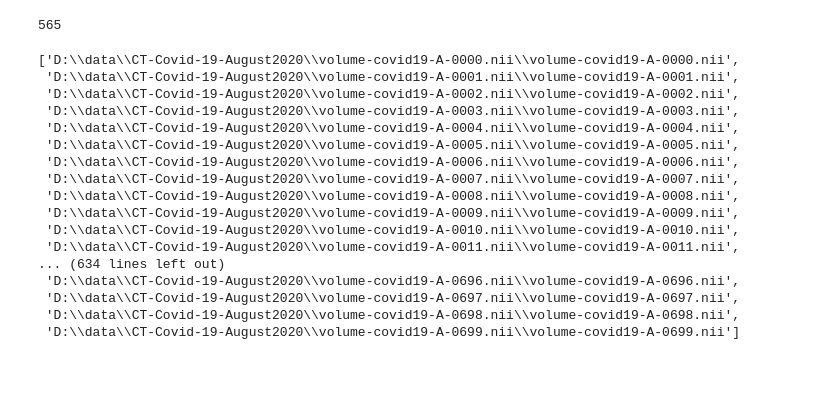
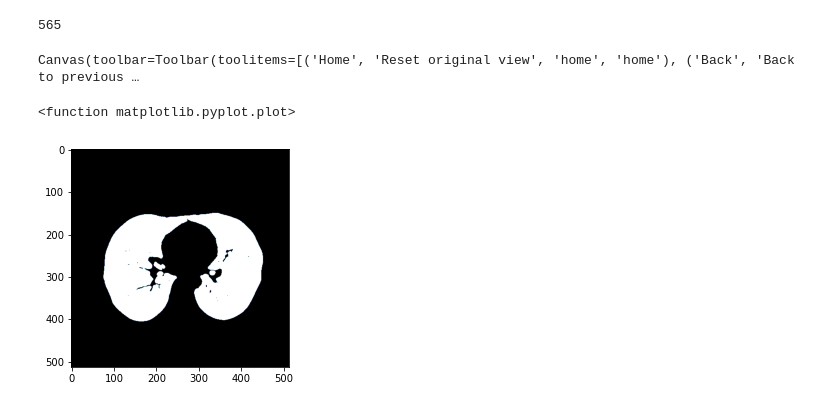
Before and after one commit to danielnflam/DRR, a Jupyter notebook: script_CT2DRR.ipynb, the cells around one changed output. Saved outputs shown, nothing was run; the diff lists cells and outputs as text; code cells hidden in the pictures; blank space fills up the shorter version.

```diff
--- a/script_CT2DRR.ipynb
+++ b/script_CT2DRR.ipynb
@@ -214,23 +223,10 @@ for a_filepath in path_to_file:
 codes.index("0612")
 # %% [output]
 565
-# %%
-path_to_file
-# %% [output]
-['D:\\data\\CT-Covid-19-August2020\\volume-covid19-A-0000.nii\\volume-covid19-A-0000.nii',
- 'D:\\data\\CT-Covid-19-August2020\\volume-covid19-A-0001.nii\\volume-covid19-A-0001.nii',
- 'D:\\data\\CT-Covid-19-August2020\\volume-covid19-A-0002.nii\\volume-covid19-A-0002.nii',
- 'D:\\data\\CT-Covid-19-August2020\\volume-covid19-A-0003.nii\\volume-covid19-A-0003.nii',
- 'D:\\data\\CT-Covid-19-August2020\\volume-covid19-A-0004.nii\\volume-covid19-A-0004.nii',
- 'D:\\data\\CT-Covid-19-August2020\\volume-covid19-A-0005.nii\\volume-covid19-A-0005.nii',
- 'D:\\data\\CT-Covid-19-August2020\\volume-covid19-A-0006.nii\\volume-covid19-A-0006.nii',
- 'D:\\data\\CT-Covid-19-August2020\\volume-covid19-A-0007.nii\\volume-covid19-A-0007.nii',
- 'D:\\data\\CT-Covid-19-August2020\\volume-covid19-A-0008.nii\\volume-covid19-A-0008.nii',
- 'D:\\data\\CT-Covid-19-August2020\\volume-covid19-A-0009.nii\\volume-covid19-A-0009.nii',
- 'D:\\data\\CT-Covid-19-August2020\\volume-covid19-A-0010.nii\\volume-covid19-A-0010.nii',
- 'D:\\data\\CT-Covid-19-August2020\\volume-covid19-A-0011.nii\\volume-covid19-A-0011.nii',
-... (634 lines left out)
- 'D:\\data\\CT-Covid-19-August2020\\volume-covid19-A-0696.nii\\volume-covid19-A-0696.nii',
- 'D:\\data\\CT-Covid-19-August2020\\volume-covid19-A-0697.nii\\volume-covid19-A-0697.nii',
- 'D:\\data\\CT-Covid-19-August2020\\volume-covid19-A-0698.nii\\volume-covid19-A-0698.nii',
- 'D:\\data\\CT-Covid-19-August2020\\volume-covid19-A-0699.nii\\volume-covid19-A-0699.nii']
+# %%
+plt.imshow(lung[35,:,:])
+plt.plot
+# %% [output]
+Canvas(toolbar=Toolbar(toolitems=[('Home', 'Reset original view', 'home', 'home'), ('Back', 'Back to previous …
+<function matplotlib.pyplot.plot>
+[figure, added]
```
Also changed, not shown: parts of 2 cells of this notebook, 2 other files.
